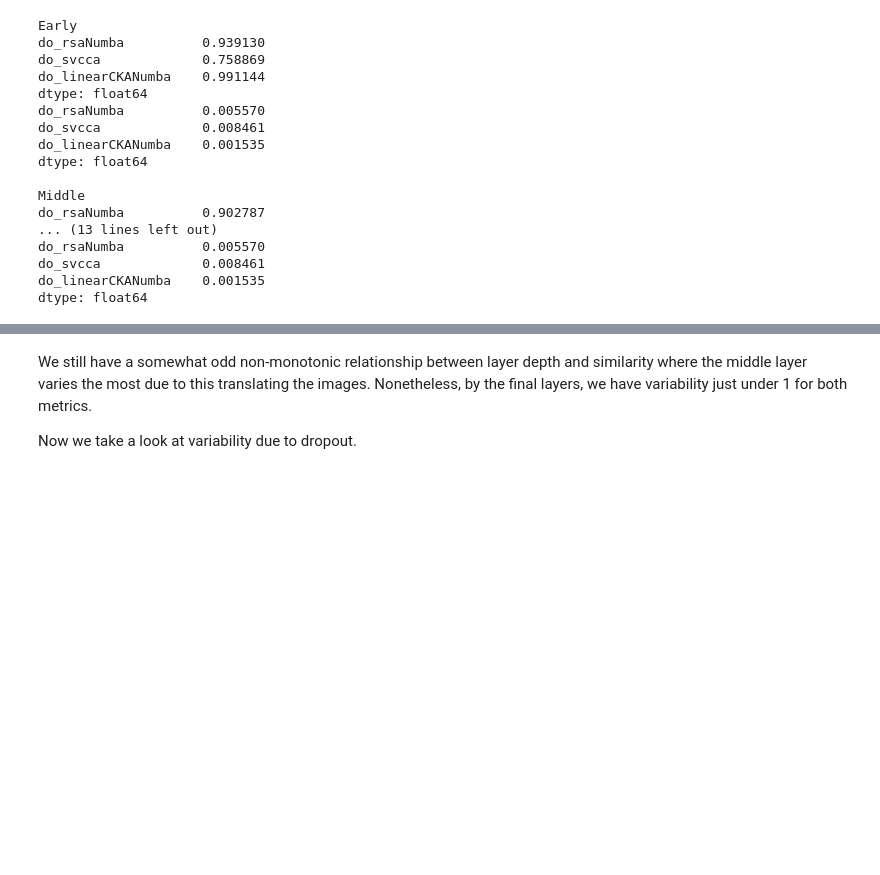
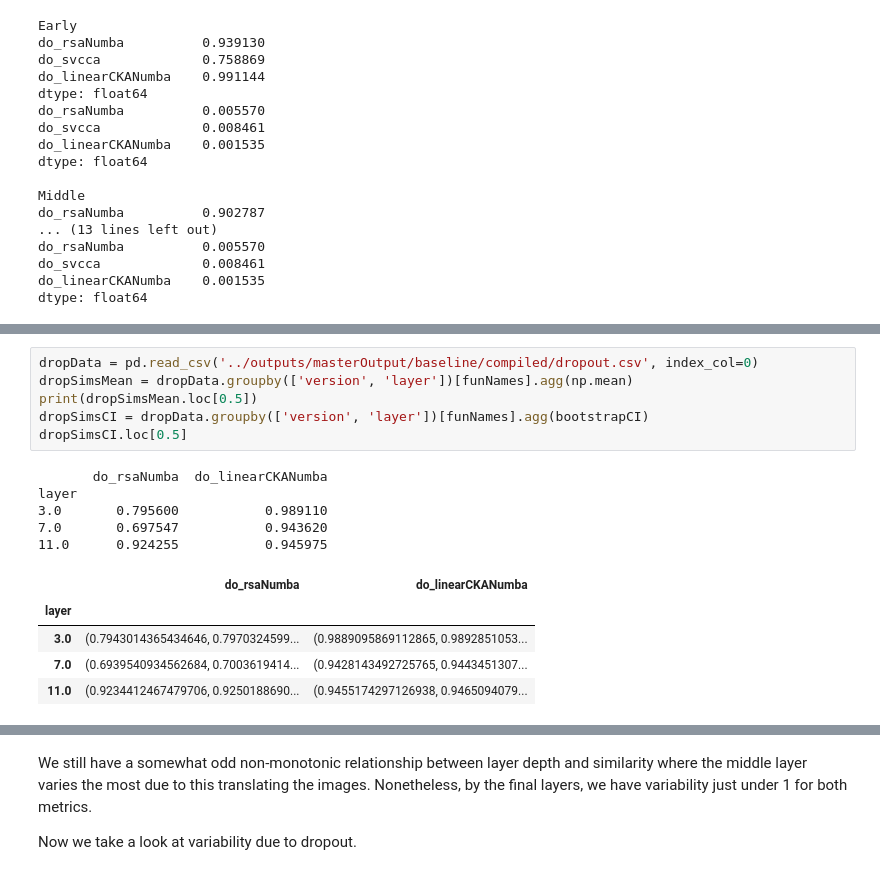
Before and after one commit to VandyCatLab/modelzoo, a Jupyter notebook: notebooks/MasterbookJason.ipynb, the cells around one changed output, grey strips where cells are left out. Drawn from its saved outputs; the diff is of its cells as text; blank space fills up the shorter version.

```diff
--- a/notebooks/MasterbookJason.ipynb
+++ b/notebooks/MasterbookJason.ipynb
@@ -502,0 +561,17 @@ dtype: float64
+# %%
+dropData = pd.read_csv('../outputs/masterOutput/baseline/compiled/dropout.csv', index_col=0)
+dropSimsMean = dropData.groupby(['version', 'layer'])[funNames].agg(np.mean)
+print(dropSimsMean.loc[0.5])
+dropSimsCI = dropData.groupby(['version', 'layer'])[funNames].agg(bootstrapCI)
+dropSimsCI.loc[0.5]
+# %% [output]
+       do_rsaNumba  do_linearCKANumba
+layer
+3.0       0.795600           0.989110
+7.0       0.697547           0.943620
+11.0      0.924255           0.945975
+|  | do_rsaNumba | do_linearCKANumba |
+| layer |  |  |
+| 3.0 | (0.7943014365434646, 0.7970324599... | (0.9889095869112865, 0.9892851053... |
+| 7.0 | (0.6939540934562684, 0.7003619414... | (0.9428143492725765, 0.9443451307... |
+| 11.0 | (0.9234412467479706, 0.9250188690... | (0.9455174297126938, 0.9465094079... |
```
Also changed, not shown: parts of 13 cells of this notebook.
